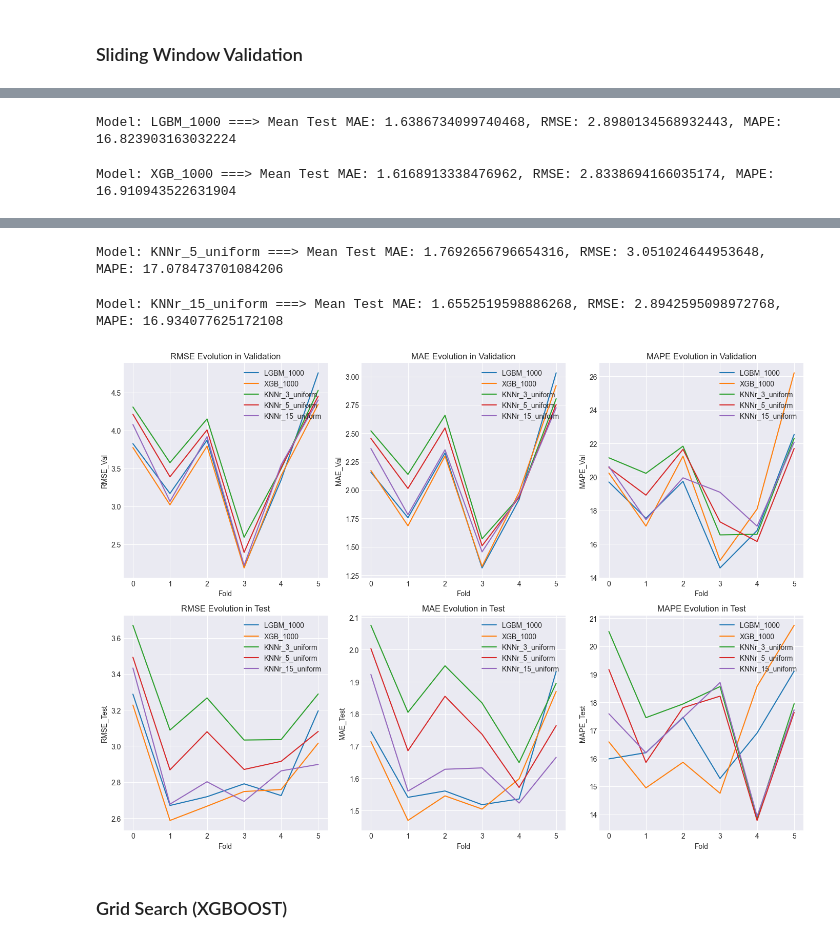
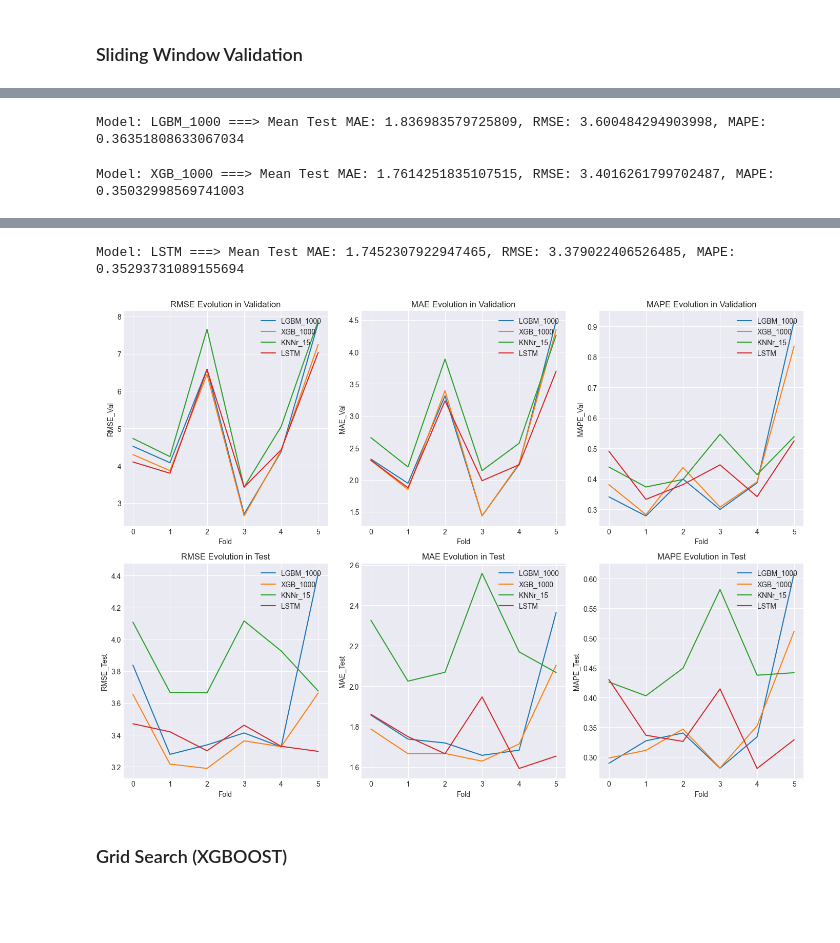
Before and after one commit to AFernandezBenages/WP4, a Jupyter notebook: code/ml_models.ipynb, the cells around one changed output, grey strips where cells are left out. Cells and saved outputs as stored; diff of their text form; code cells hidden in the pictures; blank space fills up the shorter version.

```diff
--- a/code/ml_models.ipynb
+++ b/code/ml_models.ipynb
@@ -311,13 +696,13 @@ def gridSearchLags(dataframe, lags_combinations):
     return results, best_mae_lags
 # %%
 lags_combinations = []
-possible_lags = [1, 2, 3, 4, 5, 6, 7]
+possible_lags = [1, 2, 3]
 
 for i in range(1, len(possible_lags) + 1):
     lags_combinations.extend(itertools.combinations(possible_lags, i))
 lags_combinations = [list(combo) for combo in lags_combinations]
 # %%
-results, best_lags_comb = gridSearchLags(df, lags_combinations)
+results, best_lags_comb = gridSearchLags(df.copy(deep=True), lags_combinations, validationSize)
 results = results.to_markdown(index=False)
 print(results)
 # %% [output]
@@ -345,14 +727,12 @@ best_lags_comb
 # %%
 df = pd.read_csv(parameters["dataset"]["path"], index_col=None)
 df["Date"] = pd.to_datetime(df["Date"])
-df.set_index("Date", inplace=True)
-df.reset_index(inplace=True)
 dates = df["Date"]
 dates = pd.to_datetime(dates)
-
 df["Demanda_kWh"] = np.log1p(df["Demanda_kWh"].values)
-df = addNLags(df, [1,2, 5, 7])
+df = addNLags(df, [1, 2, 5, 7])
 df = df.drop(columns=["Date"], axis=1)
+df = parseData(df)
 df.columns = df.columns.map(str)
 
 y = df["Demanda_kWh"]
@@ -361,14 +741,18 @@ X = df.drop(columns=["Demanda_kWh", "pressure_msl_hPa", "dew_point_2m_C", "surfa
     "wind_speed_10m_km/h", "wind_direction_10m_º", "wind_gusts_10m", "terrestrial_radiation_W/m2",
     "DayOfYear", "DayOfWeek", "temp_cluster", "Season", "Month", "relative_humidity_2m_%", "Month_sin", "is_day", "DayOfYear_sin", "sunshine_duration_sec",
     "direct_radiation_W/m2", "global_tilted_irradiance_W/m2", "DayOfYear_cos", "DayOfWeek_cos", "apparent_temperature_C", "Temp_interna_Modulo_C", "Year"], axis=1)
-trainingSize = int(parameters["dataset"]["trainingSize"] * df.shape[0])
 col_names = list(X.columns)
 
+trainingSize = int(parameters["dataset"]["trainingSize"] * df.shape[0])
+validationSize = trainingSize + int(parameters["dataset"]["validationSize"] * df.shape[0])
+
 X_train, y_train = X.loc[:trainingSize, :].copy(), y.loc[:trainingSize].copy()
-X_test, y_test = X.loc[trainingSize:, :].copy(), y.loc[trainingSize:].copy()
+X_val, y_val = X.loc[trainingSize:validationSize, :].copy(), y.loc[trainingSize:validationSize].copy()
+X_test, y_test = X.loc[validationSize:, :].copy(), y.loc[validationSize:].copy()
 
 X_train_dates = dates.loc[:trainingSize].copy()
-X_test_dates = dates.loc[trainingSize:].copy()
+X_val_dates = dates.loc[trainingSize:validationSize].copy()
+X_test_dates = dates.loc[validationSize:].copy()
 print(f"Total Lags: {len(df)}")
 print(f"Training Size:{len(X_train)}")
 print(f"Test Size: {len(X_test)}")
@@ -382,6 +766,26 @@ Index(['temperature_2m_C', 'shortwave_radiation_W/m2',
        'isWeekend', 'Hour_sin', 'Hour_cos', 'DayOfWeek_sin', 'Month_cos',
        'isHoliday', 'lag_1', 'lag_2', 'lag_5', 'lag_7'],
       dtype='object')
+# %%
+models, models_names = [], []
+
+#Tree Models
+model_LGBM = LGBMRegressor(boosting_type='gbdt', n_estimators=1000, learning_rate=0.01, random_state=123, n_jobs=-1, verbose=0)
+model_XGB = XGBRegressor(n_estimators=1000, random_state=123, learning_rate=0.01, max_depth=5, verbose=0)
+models.append(model_LGBM)
+models_names.append("LGBM_1000")
+models.append(model_XGB)
+models_names.append("XGB_1000")
+
+#K-NN Model
+model_knn = KNeighborsRegressor(n_neighbors=15, weights='uniform')
+models.append(model_knn)
+models_names.append("KNNr_15")
+
+#LSTM Model
+model_lstm = create_LSTM_Model(X_train.shape[1], 64, 1, 0.2)
+models.append(model_lstm)
+models_names.append("LSTM")
 # %% [markdown]
 ### Walking Forward Validation
 # %% [markdown]
@@ -470,7 +897,7 @@ Model: KNNr_15_uniform ===> Mean Test MAE: 1.5894174577244706, RMSE: 2.895061361
     <img src="https://i.sstatic.net/QNlQl.png" width=600px>
 </div>
 # %%
-results = walkForwardValidation(X_train.to_numpy(), y_train.to_numpy(), X_test, y_test, models, models_names, parameters, plot=True, fixed_train=True)
+results = walkForwardValidation(np.concatenate([X_train.to_numpy(), X_val.to_numpy()], axis=0), np.concatenate([y_train.to_numpy(), y_val.to_numpy()], axis=0), X_test, y_test, models, models_names, parameters, plot=True, fixed_train=True)
 # %% [output]
-Model: LGBM_1000 ===> Mean Test MAE: 1.6386734099740468, RMSE: 2.8980134568932443, MAPE: 16.823903163032224
+Model: LGBM_1000 ===> Mean Test MAE: 1.836983579725809, RMSE: 3.600484294903998, MAPE: 0.36351808633067034
-Model: XGB_1000 ===> Mean Test MAE: 1.6168913338476962, RMSE: 2.8338694166035174, MAPE: 16.910943522631904
+Model: XGB_1000 ===> Mean Test MAE: 1.7614251835107515, RMSE: 3.4016261799702487, MAPE: 0.35032998569741003
@@ -478,6 +917,5 @@ Model: KNNr_3_uniform ===> Mean Test MAE: 1.8681195215459379, RMSE: 3.2306953331
-Model: KNNr_5_uniform ===> Mean Test MAE: 1.7692656796654316, RMSE: 3.051024644953648, MAPE: 17.078473701084206
+Model: LSTM ===> Mean Test MAE: 1.7452307922947465, RMSE: 3.379022406526485, MAPE: 0.35293731089155694
-Model: KNNr_15_uniform ===> Mean Test MAE: 1.6552519598886268, RMSE: 2.8942595098972768, MAPE: 16.934077625172108
-[figure, old version]
+[figure, new version]
 # %% [markdown]
 ### Grid Search (XGBOOST)
 # %%
```
Also changed, not shown: parts of 53 cells of this notebook, 31 other files.
